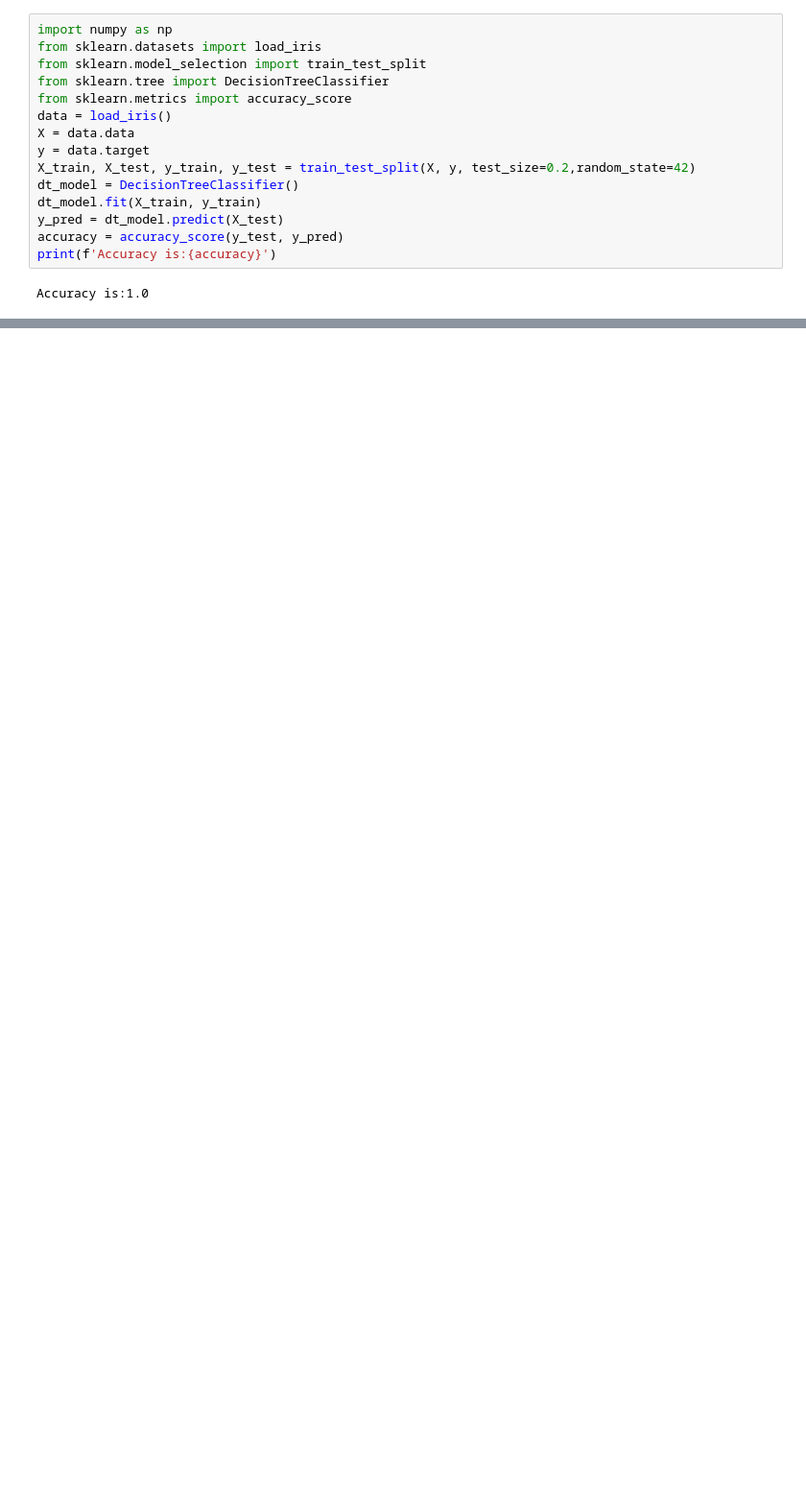
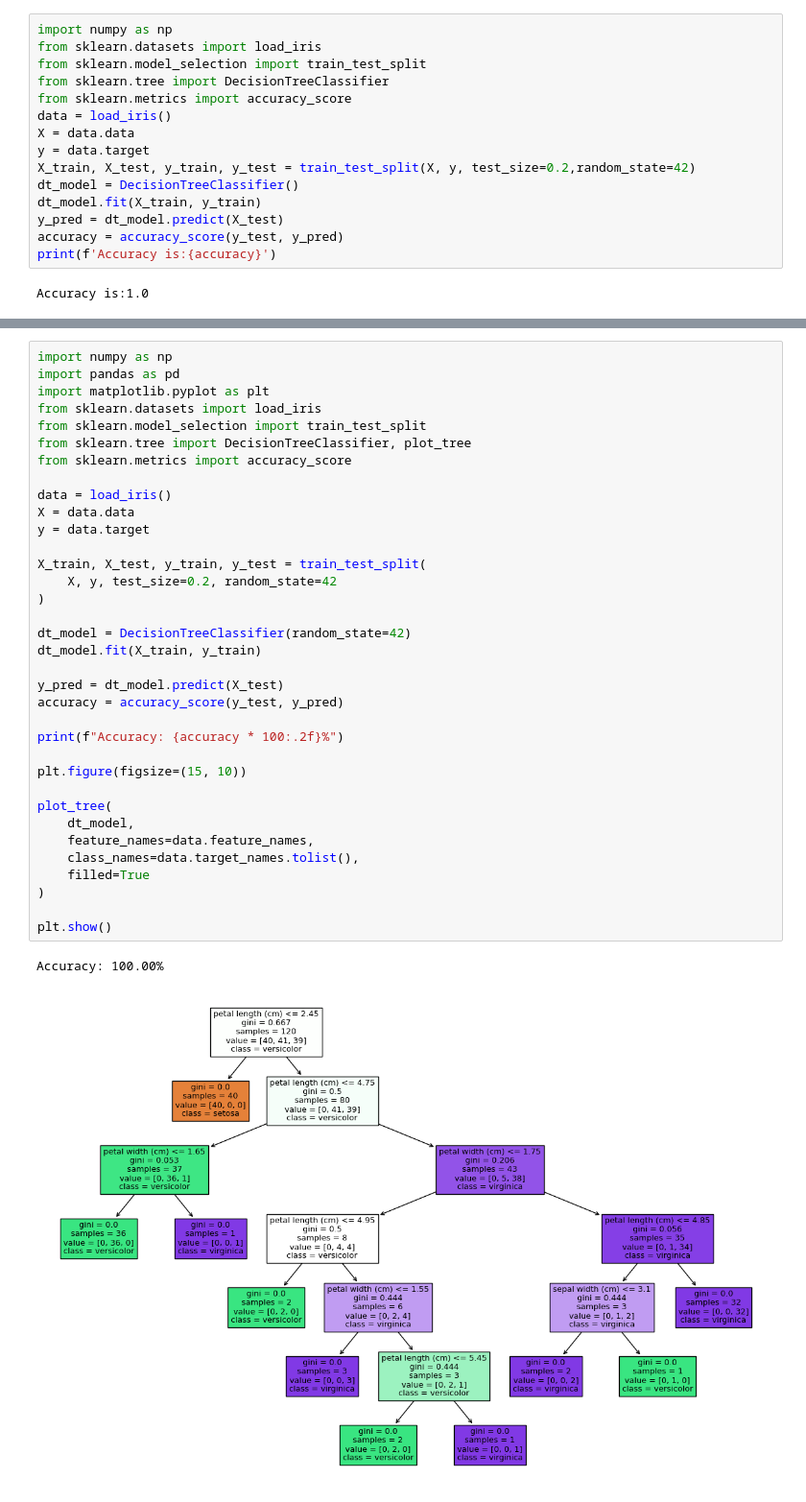
Before and after one commit to shaikhashukoor/DATA-SCIENCE, a Jupyter notebook: ds7.ipynb, the cells around one changed output, grey strips where cells are left out. Shown at 96% size. Cells and saved outputs as stored; diff of their text form; blank space fills up the shorter version.

```diff
--- a/ds7.ipynb
+++ b/ds7.ipynb
@@ -51,0 +54,38 @@ Enter petal length: 2.6
+# %%
+import numpy as np
+import pandas as pd
+import matplotlib.pyplot as plt
+from sklearn.datasets import load_iris
+from sklearn.model_selection import train_test_split
+from sklearn.tree import DecisionTreeClassifier, plot_tree
+from sklearn.metrics import accuracy_score
+
+data = load_iris()
+X = data.data
+y = data.target
+
+X_train, X_test, y_train, y_test = train_test_split(
+    X, y, test_size=0.2, random_state=42
+)
+
+dt_model = DecisionTreeClassifier(random_state=42)
+dt_model.fit(X_train, y_train)
+
+y_pred = dt_model.predict(X_test)
+accuracy = accuracy_score(y_test, y_pred)
+
+print(f"Accuracy: {accuracy * 100:.2f}%")
+
+plt.figure(figsize=(15, 10))
+
+plot_tree(
+    dt_model,
+    feature_names=data.feature_names,
+    class_names=data.target_names.tolist(),
+    filled=True
+)
+
+plt.show()
+# %% [output]
+Accuracy: 100.00%
+[figure, added]
```
Also changed, not shown: parts of 2 cells of this notebook.
